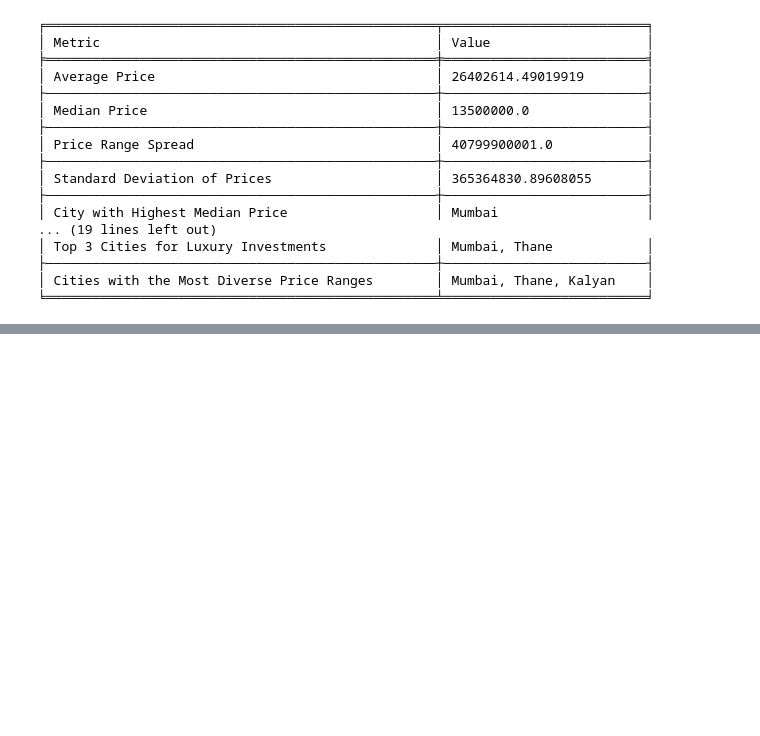
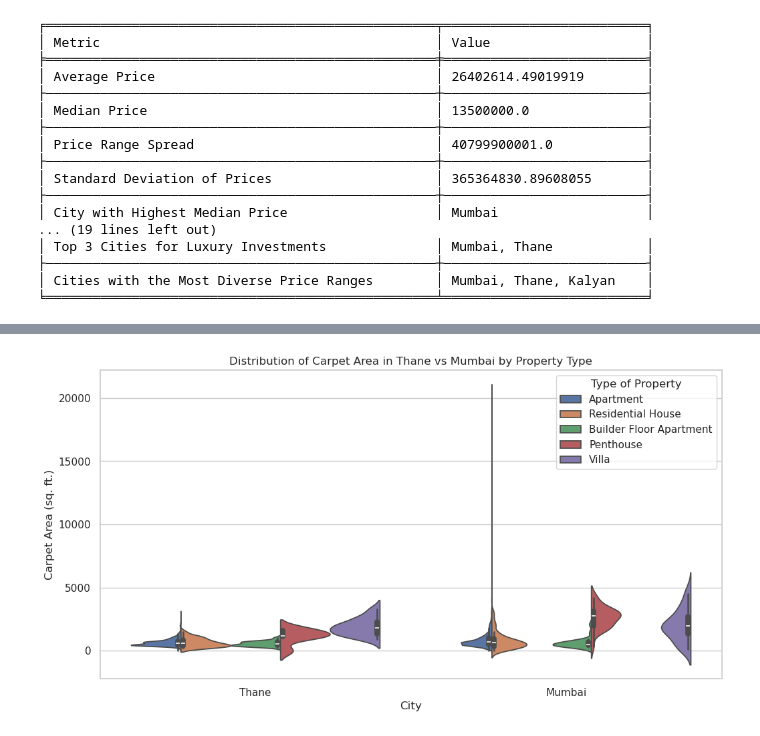
Before and after one commit to arghyawning/data-analytics-1-assignments, a Jupyter notebook: a1/51/assignment1_51.ipynb, the cells around one changed output, grey strips where cells are left out. Drawn from its saved outputs; the diff is of its cells as text; code cells hidden in the pictures; blank space fills up the shorter version.

```diff
--- a/a1/51/assignment1_51.ipynb
+++ b/a1/51/assignment1_51.ipynb
@@ -287,0 +309,9 @@ fig.show(renderer='png')
+# %%
+plt.figure(figsize=(12, 6))
+sns.violinplot(x='City', y='Carpet Area', hue='Type of Property', data=thane_mumbai_data, split=True)
+plt.title('Distribution of Carpet Area in Thane vs Mumbai by Property Type')
+plt.ylabel('Carpet Area (sq. ft.)')
+plt.xlabel('City')
+plt.show()
+# %% [output]
+[figure, added]
```
Also changed, not shown: parts of 10 cells of this notebook.
